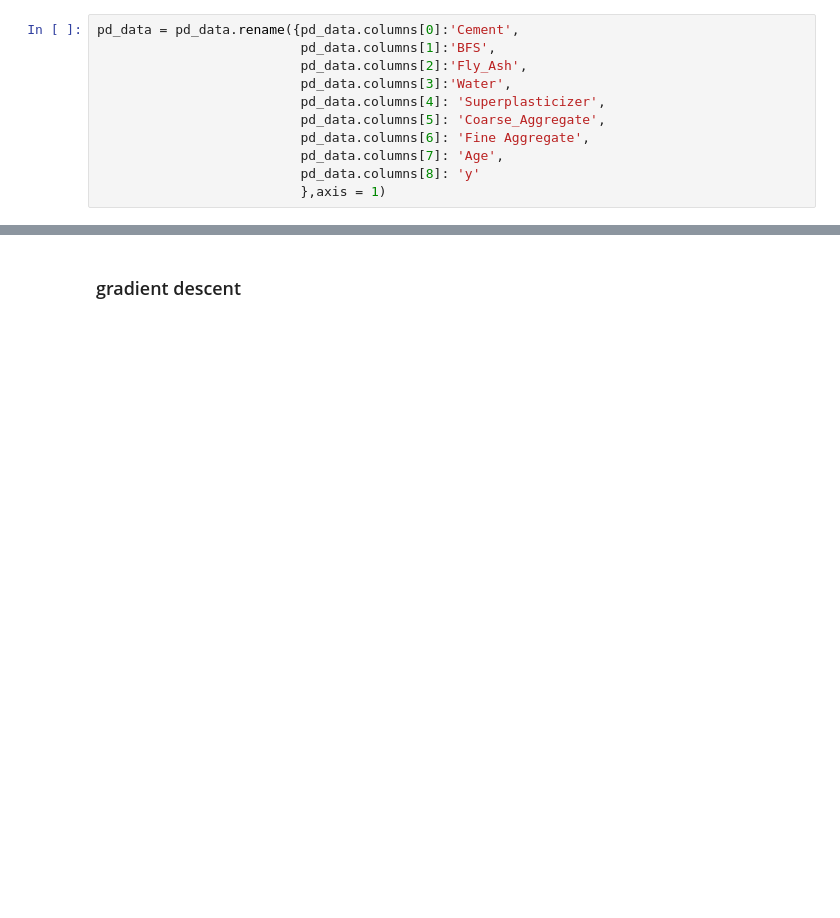
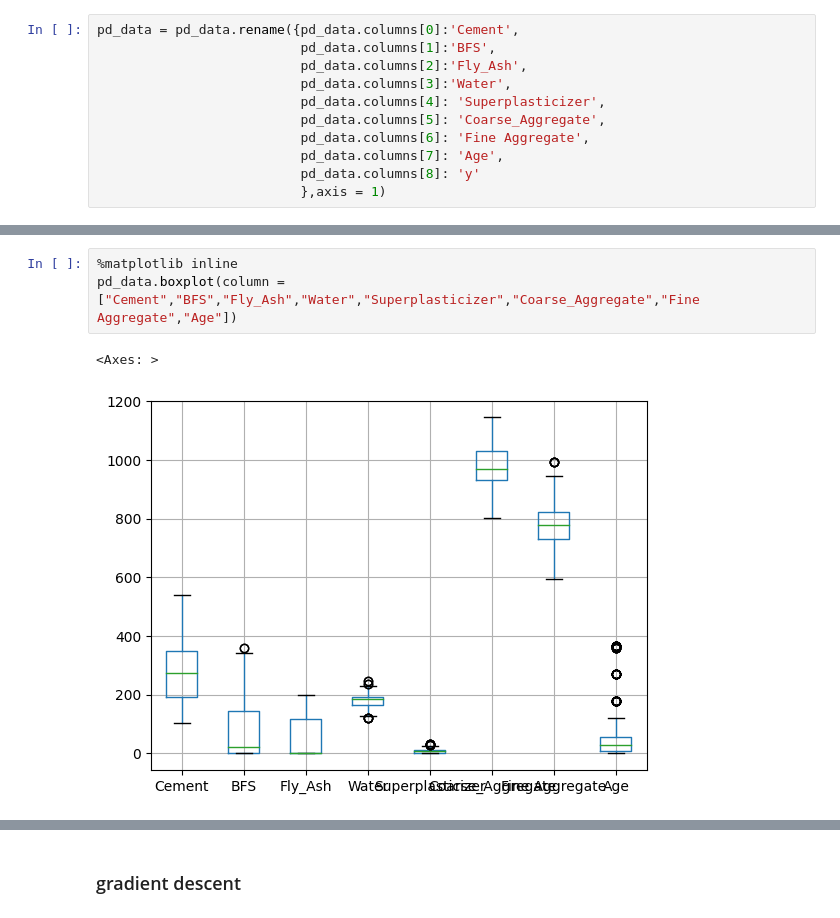
Before and after one commit to YangDongJae/ML, a Jupyter notebook: KOREATECH/assign02/assignment2-2 src/test.ipynb, the cells around one changed output, grey strips where cells are left out. Saved outputs shown, nothing was run; the diff lists cells and outputs as text; blank space fills up the shorter version.

```diff
--- a/KOREATECH/assign02/assignment2-2 src/test.ipynb
+++ b/KOREATECH/assign02/assignment2-2 src/test.ipynb
@@ -30,3 +78,9 @@ pd_data
+# %%
+%matplotlib inline
+pd_data.boxplot(column = ["Cement","BFS","Fly_Ash","Water","Superplasticizer","Coarse_Aggregate","Fine Aggregate","Age"])
+# %% [output]
+<Axes: >
+[figure, added]
 # %%
 # normalization
 
```
Also changed, not shown: parts of 18 cells of this notebook, 1 other file.
